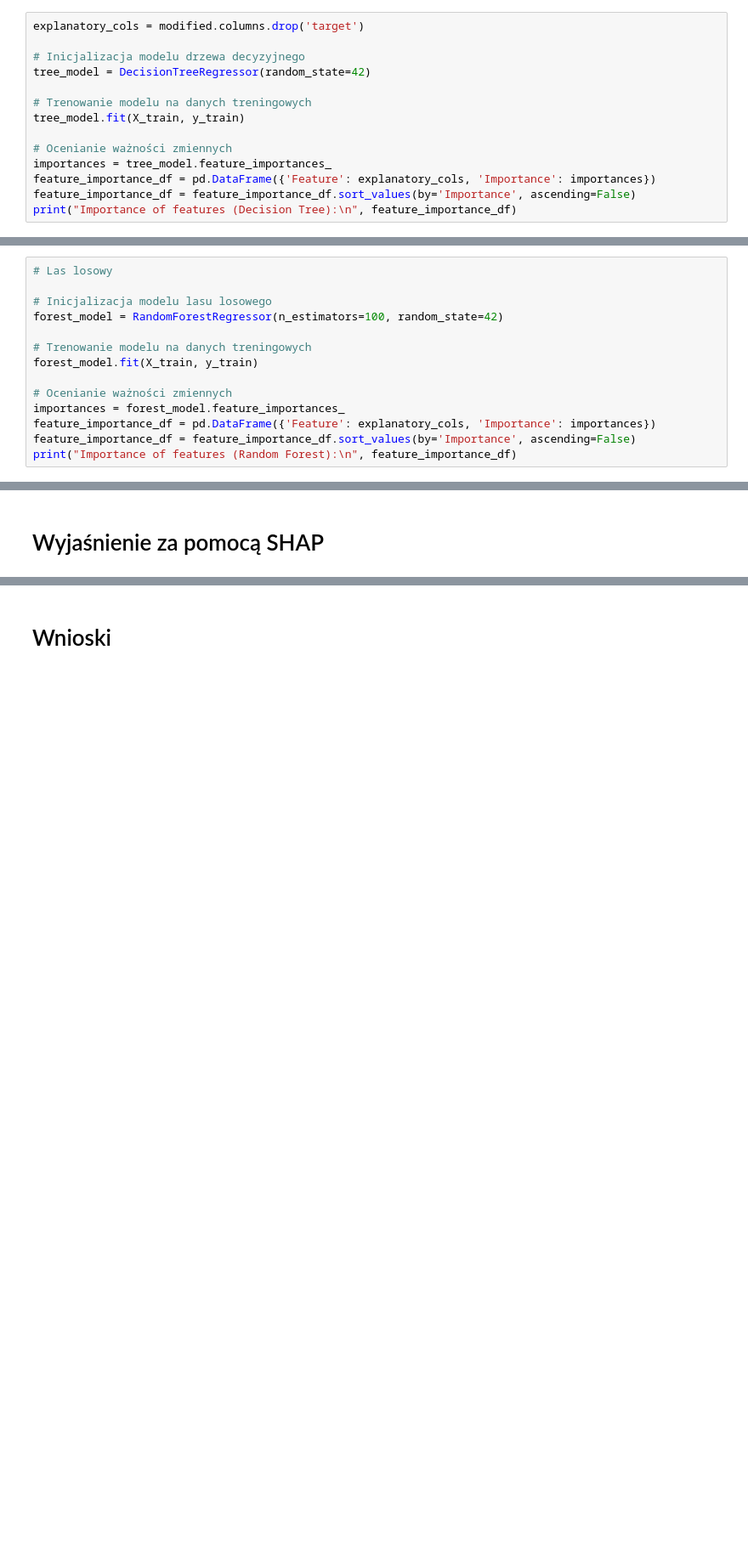
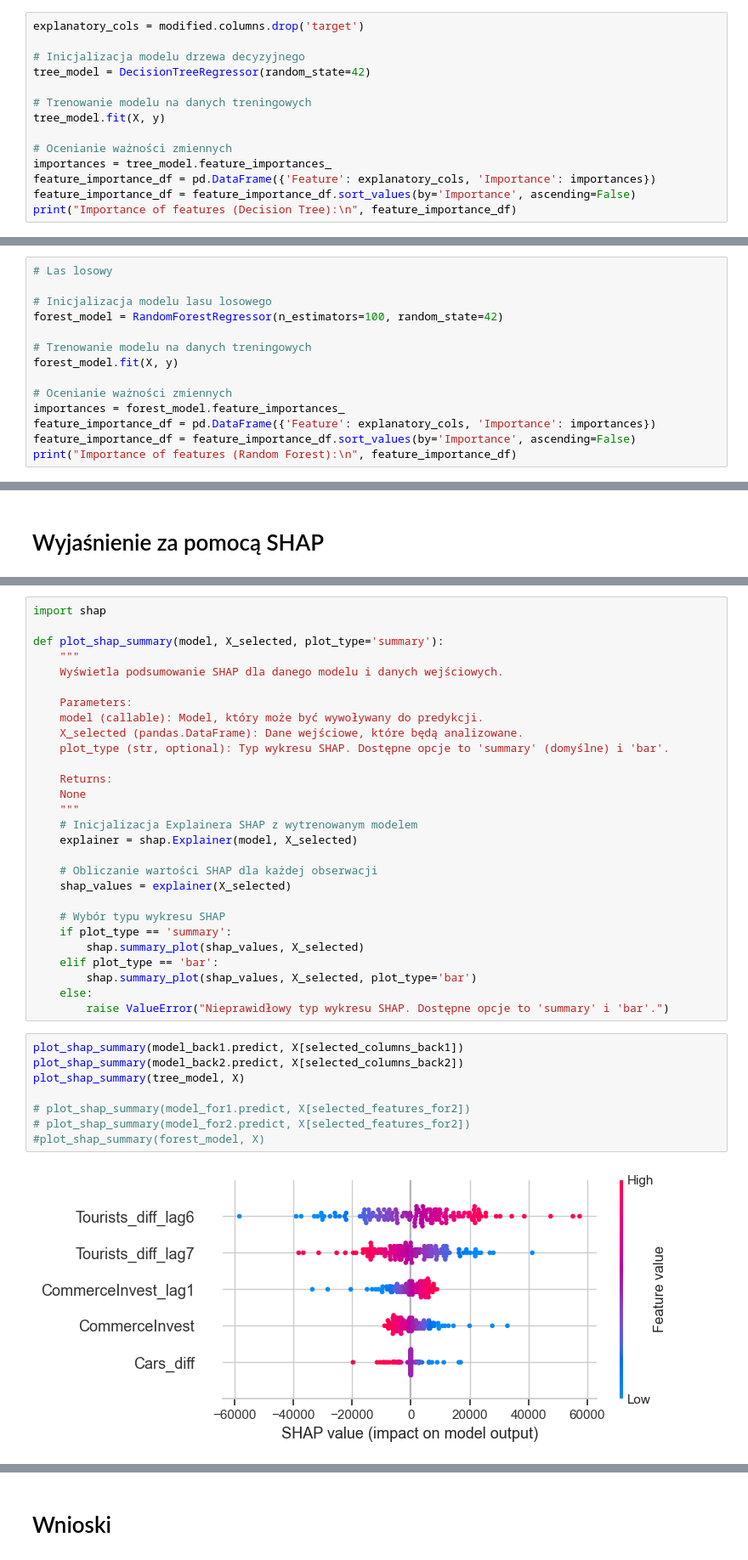
Before and after one commit to ewapelc/Unemployment-Data-Analysis, a Jupyter notebook: data_analysis.ipynb, the cells around one changed output, grey strips where cells are left out. Shown at 85% size. Drawn from its saved outputs; the diff is of its cells as text; blank space fills up the shorter version.

```diff
--- a/data_analysis.ipynb
+++ b/data_analysis.ipynb
@@ -669,7 +834,7 @@ explanatory_cols = modified.columns.drop('target')
 tree_model = DecisionTreeRegressor(random_state=42)
 
 # Trenowanie modelu na danych treningowych
-tree_model.fit(X_train, y_train)
+tree_model.fit(X, y)
 
 # Ocenianie ważności zmiennych
 importances = tree_model.feature_importances_
@@ -701,7 +866,7 @@ Importance of features (Decision Tree):
 forest_model = RandomForestRegressor(n_estimators=100, random_state=42)
 
 # Trenowanie modelu na danych treningowych
-forest_model.fit(X_train, y_train)
+forest_model.fit(X, y)
 
 # Ocenianie ważności zmiennych
 importances = forest_model.feature_importances_
@@ -801,0 +902,38 @@ print(coefficients)
+# %%
+import shap
+
+def plot_shap_summary(model, X_selected, plot_type='summary'):
+    """
+    Wyświetla podsumowanie SHAP dla danego modelu i danych wejściowych.
+
+    Parameters:
+    model (callable): Model, który może być wywoływany do predykcji.
+    X_selected (pandas.DataFrame): Dane wejściowe, które będą analizowane.
+    plot_type (str, optional): Typ wykresu SHAP. Dostępne opcje to 'summary' (domyślne) i 'bar'.
+
+    Returns:
+    None
+    """
+    # Inicjalizacja Explainera SHAP z wytrenowanym modelem
+    explainer = shap.Explainer(model, X_selected)
+
+    # Obliczanie wartości SHAP dla każdej obserwacji
+    shap_values = explainer(X_selected)
+
+    # Wybór typu wykresu SHAP
+    if plot_type == 'summary':
+        shap.summary_plot(shap_values, X_selected)
+    elif plot_type == 'bar':
+        shap.summary_plot(shap_values, X_selected, plot_type='bar')
+    else:
+        raise ValueError("Nieprawidłowy typ wykresu SHAP. Dostępne opcje to 'summary' i 'bar'.")
+# %%
+plot_shap_summary(model_back1.predict, X[selected_columns_back1])
+plot_shap_summary(model_back2.predict, X[selected_columns_back2])
+plot_shap_summary(tree_model, X)
+
+# plot_shap_summary(model_for1.predict, X[selected_features_for2])
+# plot_shap_summary(model_for2.predict, X[selected_features_for2])
+#plot_shap_summary(forest_model, X)
+# %% [output]
+[figure, added]
```
Also changed, not shown: parts of 51 cells of this notebook.
